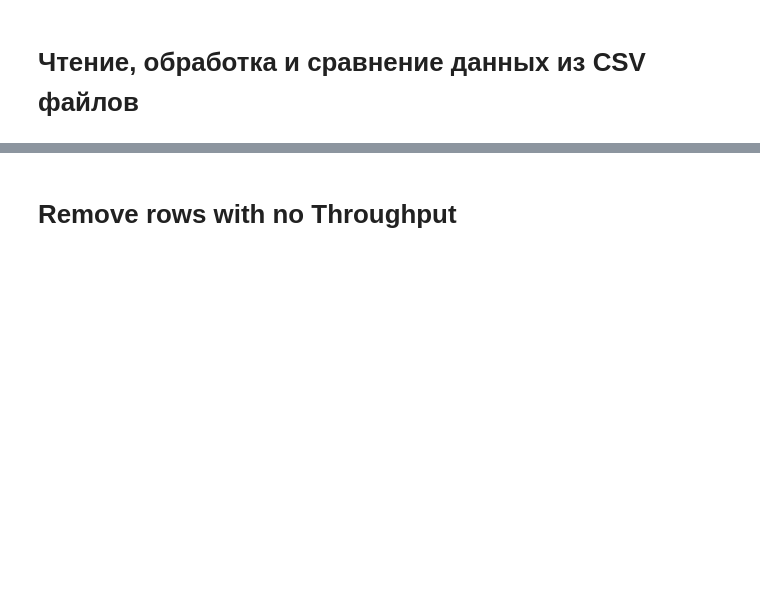
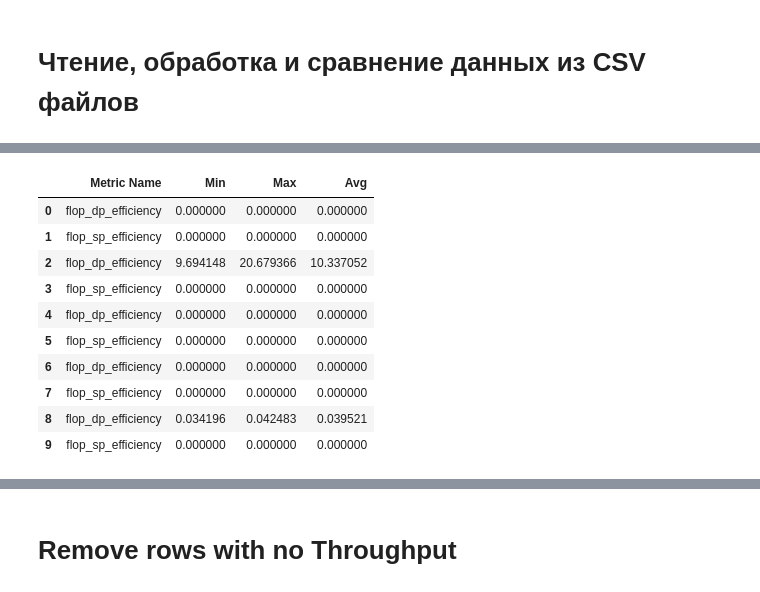
Before and after one commit to pyotr777/mlbenchmarks, a Jupyter notebook: Pandas read plot compare v2.ipynb, the cells around one changed output, grey strips where cells are left out. Saved outputs shown, nothing was run; the diff lists cells and outputs as text; code cells hidden in the pictures; blank space fills up the shorter version.

```diff
--- a/Pandas read plot compare v2.ipynb
+++ b/Pandas read plot compare v2.ipynb
@@ -63,0 +104,15 @@ df.iloc[100:103]
+# %%
+df_parts = df.drop(columns = ['Device', 'Kernel', 'Invocations', 'Metric Description'])
+df_parts.iloc[:10]
+# %% [output]
+|  | Metric Name | Min | Max | Avg |
+| 0 | flop_dp_efficiency | 0.000000 | 0.000000 | 0.000000 |
+| 1 | flop_sp_efficiency | 0.000000 | 0.000000 | 0.000000 |
+| 2 | flop_dp_efficiency | 9.694148 | 20.679366 | 10.337052 |
+| 3 | flop_sp_efficiency | 0.000000 | 0.000000 | 0.000000 |
+| 4 | flop_dp_efficiency | 0.000000 | 0.000000 | 0.000000 |
+| 5 | flop_sp_efficiency | 0.000000 | 0.000000 | 0.000000 |
+| 6 | flop_dp_efficiency | 0.000000 | 0.000000 | 0.000000 |
+| 7 | flop_sp_efficiency | 0.000000 | 0.000000 | 0.000000 |
+| 8 | flop_dp_efficiency | 0.034196 | 0.042483 | 0.039521 |
+| 9 | flop_sp_efficiency | 0.000000 | 0.000000 | 0.000000 |
```
Also changed, not shown: parts of 34 cells of this notebook, 6 other files.
